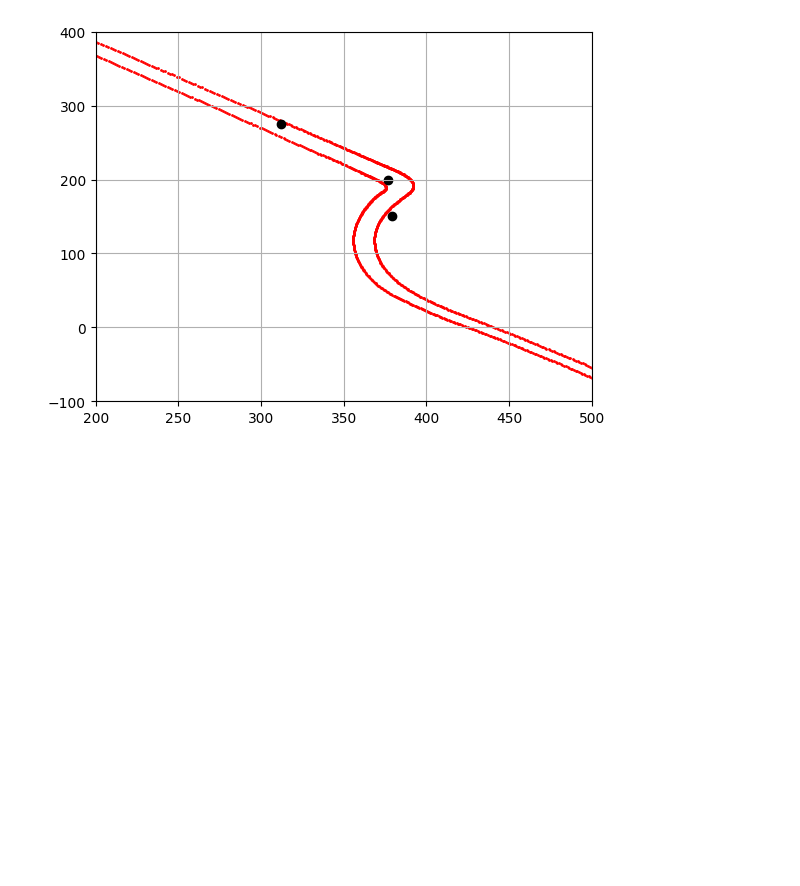
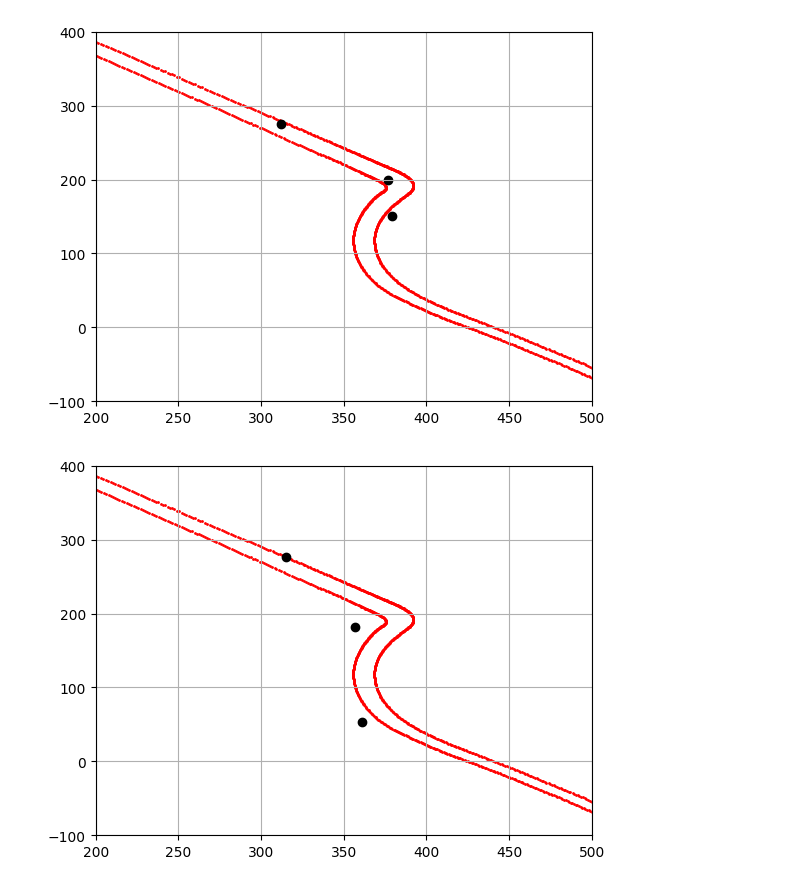
Before and after one commit to Bgon01/Data3001-capstone, a Jupyter notebook: feature_eng/creating_bins.ipynb, the cells around one changed output. Saved outputs shown, nothing was run; the diff lists cells and outputs as text; code cells hidden in the pictures; blank space fills up the shorter version.

```diff
--- a/feature_eng/creating_bins.ipynb
+++ b/feature_eng/creating_bins.ipynb
@@ -237,3 +237,15 @@ plt.grid()
 plt.show()
 # %% [output]
 [figure]
+# %%
+plt.scatter(left_df["WORLDPOSX"], left_df["WORLDPOSY"],s=1,c='red')
+plt.scatter(right_df["WORLDPOSX"], right_df["WORLDPOSY"], s=1,c='red')
+plt.scatter(315,276, c='black')
+plt.scatter(361,53, c='black')
+plt.scatter(357,182, c='black')
+plt.xlim(200, 500)
+plt.ylim(-100, 400)
+plt.grid()
+plt.show()
+# %% [output]
+[figure, added]
```
Also changed, not shown: parts of 7 cells of this notebook, 2 other files.
